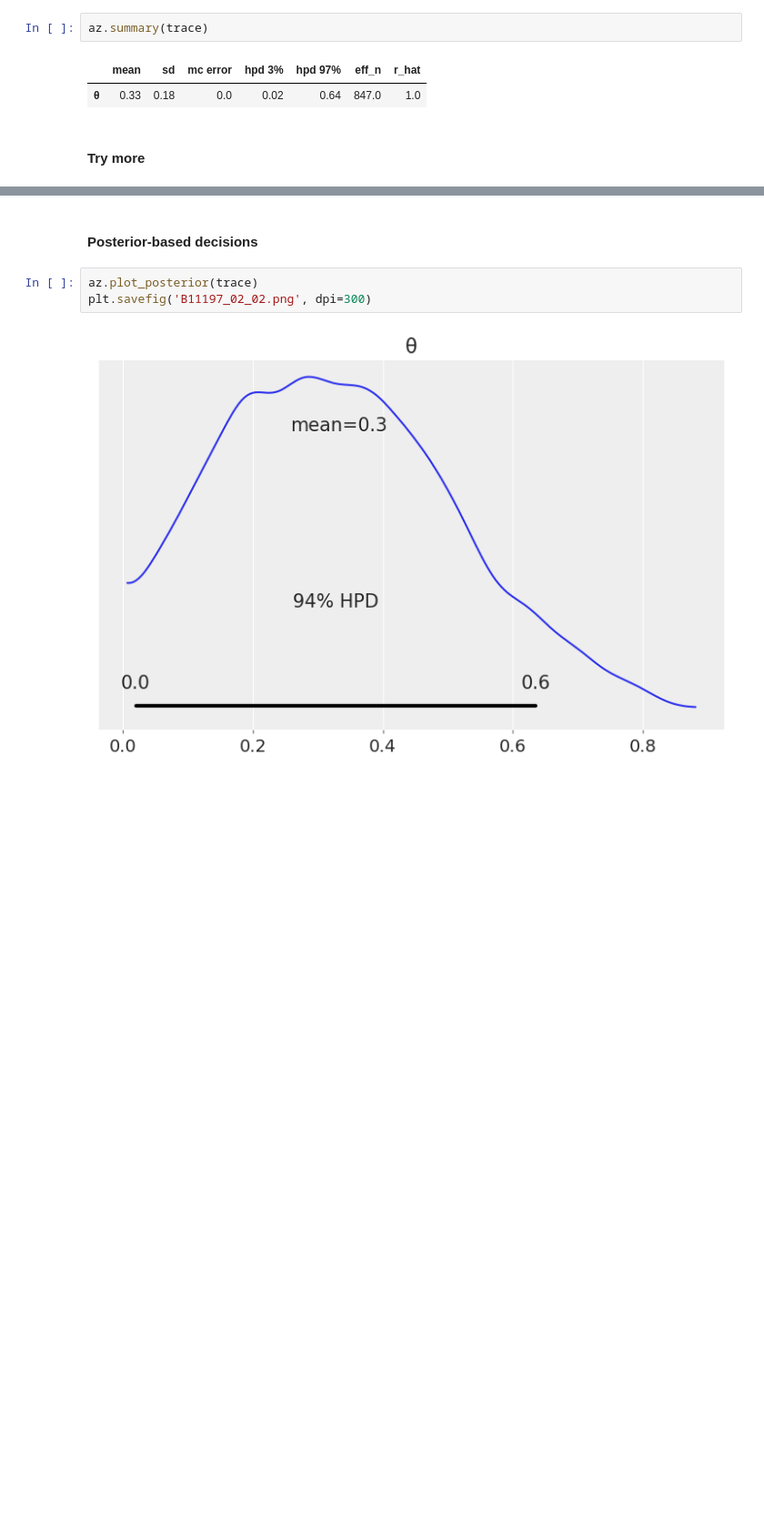
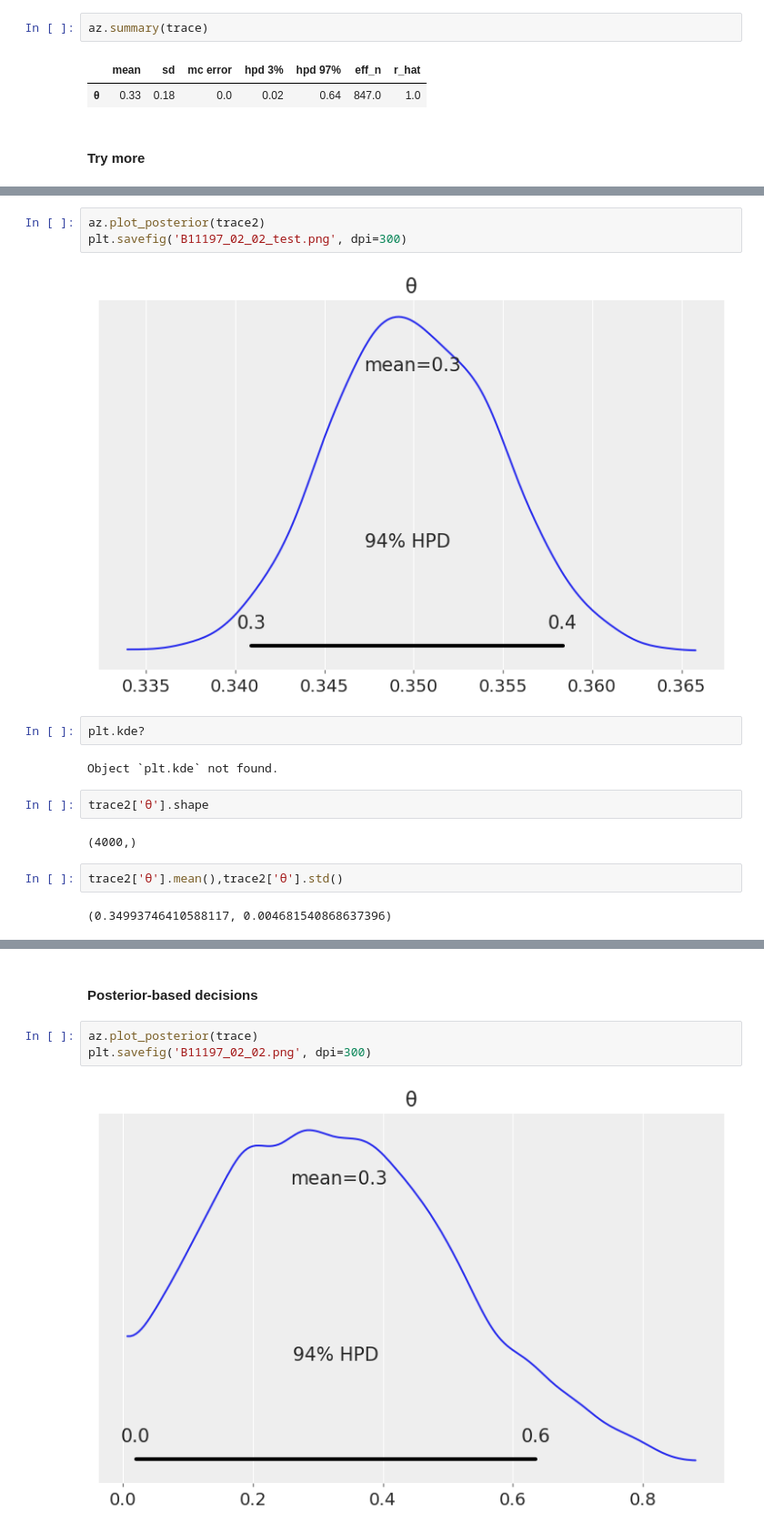
Before and after one commit to kiwiriver/BAP, a Jupyter notebook: code/Chp2/02 Programming probabilistically.ipynb, the cells around one changed output, grey strips where cells are left out. Shown at 91% size. Drawn from its saved outputs; the diff is of its cells as text; blank space fills up the shorter version.

```diff
--- a/code/Chp2/02 Programming probabilistically.ipynb
+++ b/code/Chp2/02 Programming probabilistically.ipynb
@@ -99,0 +109,17 @@ plt.savefig('B11197_02_01_more.png')
+# %%
+az.plot_posterior(trace2)
+plt.savefig('B11197_02_02_test.png', dpi=300)
+# %% [output]
+[figure, added]
+# %%
+plt.kde?
+# %% [output]
+Object `plt.kde` not found.
+# %%
+trace2['θ'].shape
+# %% [output]
+(4000,)
+# %%
+trace2['θ'].mean(),trace2['θ'].std()
+# %% [output]
+(0.34993746410588117, 0.004681540868637396)
```
Also changed, not shown: parts of 10 cells of this notebook, 2 other files.
